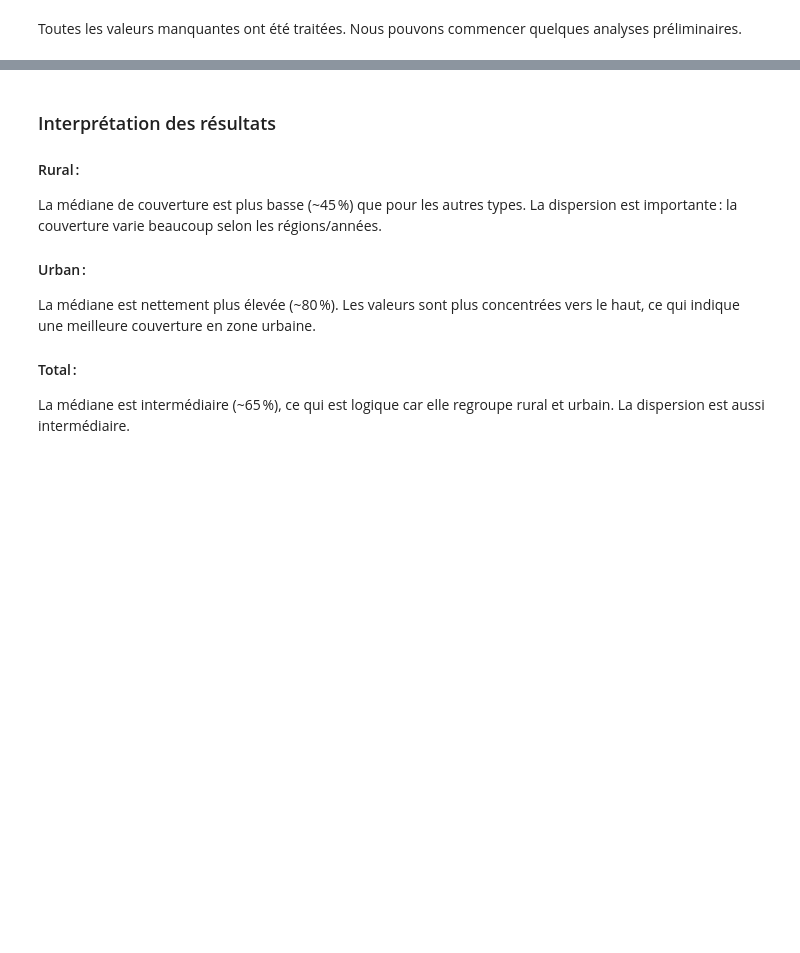
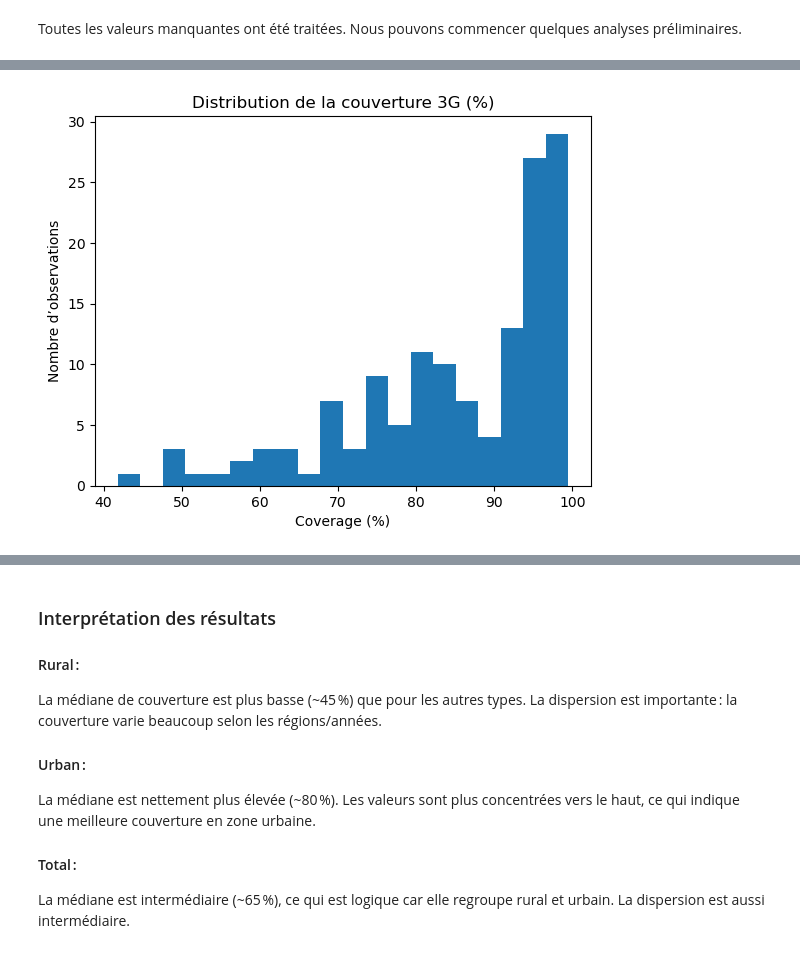
Before and after one commit to kazope/AND, a Jupyter notebook: etude.ipynb, the cells around one changed output, grey strips where cells are left out. Cells and saved outputs as stored; diff of their text form; code cells hidden in the pictures; blank space fills up the shorter version.

```diff
--- a/etude.ipynb
+++ b/etude.ipynb
@@ -152,6 +157,8 @@ import pandas as pd
 # 2. Sélection des données Internet
 mask = df['coverage_type'] == 'Percentage of individuals using the Internet, by urban/rural area'
 df_inet = df[mask].copy()
+
+df_inet = df_inet.sort_values(['target','coverage_area','year'])
 
 # 3. Interpolation linéaire par (pays ; zone)
 df_inet['coverage_value'] = (
@@ -221,0 +235,12 @@ plt.show()
+# %%
+df_reg = df[
+    (df["coverage_type"] == "Population covered by at least a 3G mobile network (%)")
+    & (df["coverage_area"] == "Total")
+].copy()
+plt.hist(df_reg["coverage_value"], bins=20)
+plt.title("Distribution de la couverture 3G (%)")
+plt.xlabel("Coverage (%)")
+plt.ylabel("Nombre d’observations")
+plt.show()
+# %% [output]
+[figure, added]
```
Also changed, not shown: parts of 17 cells of this notebook.
